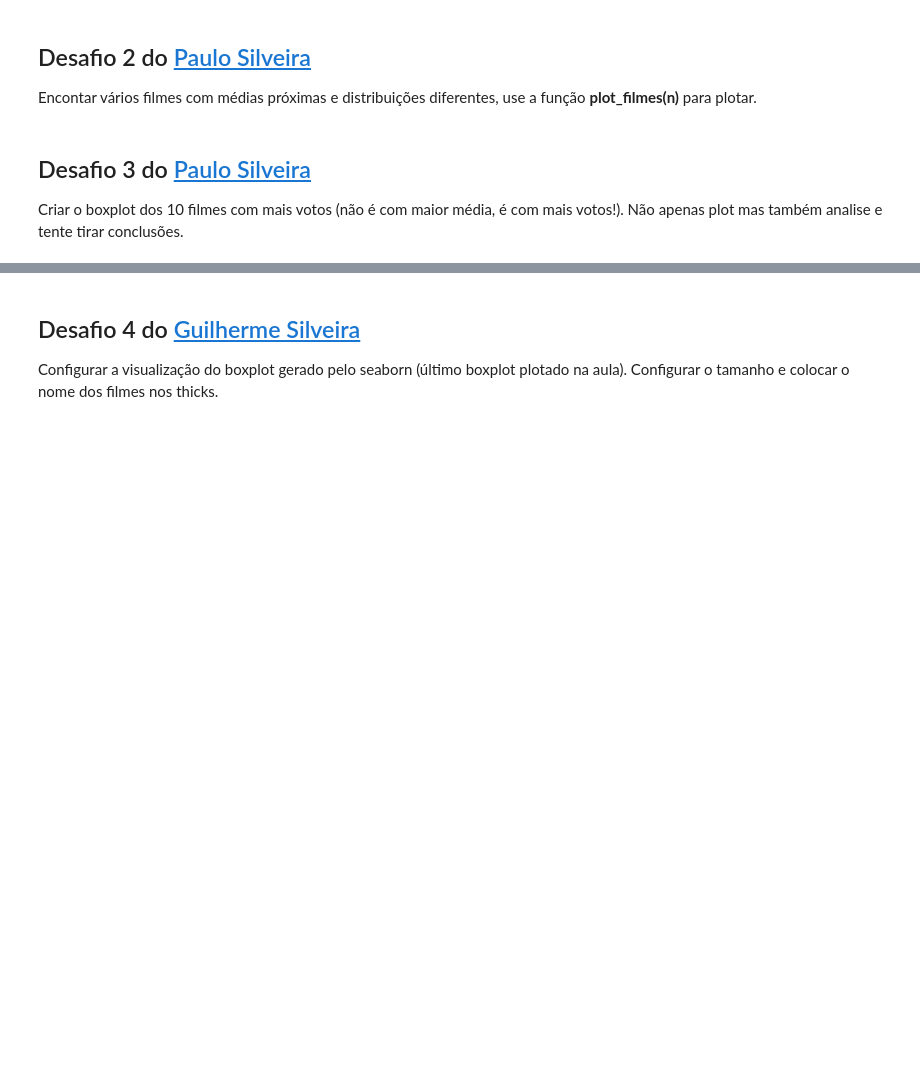
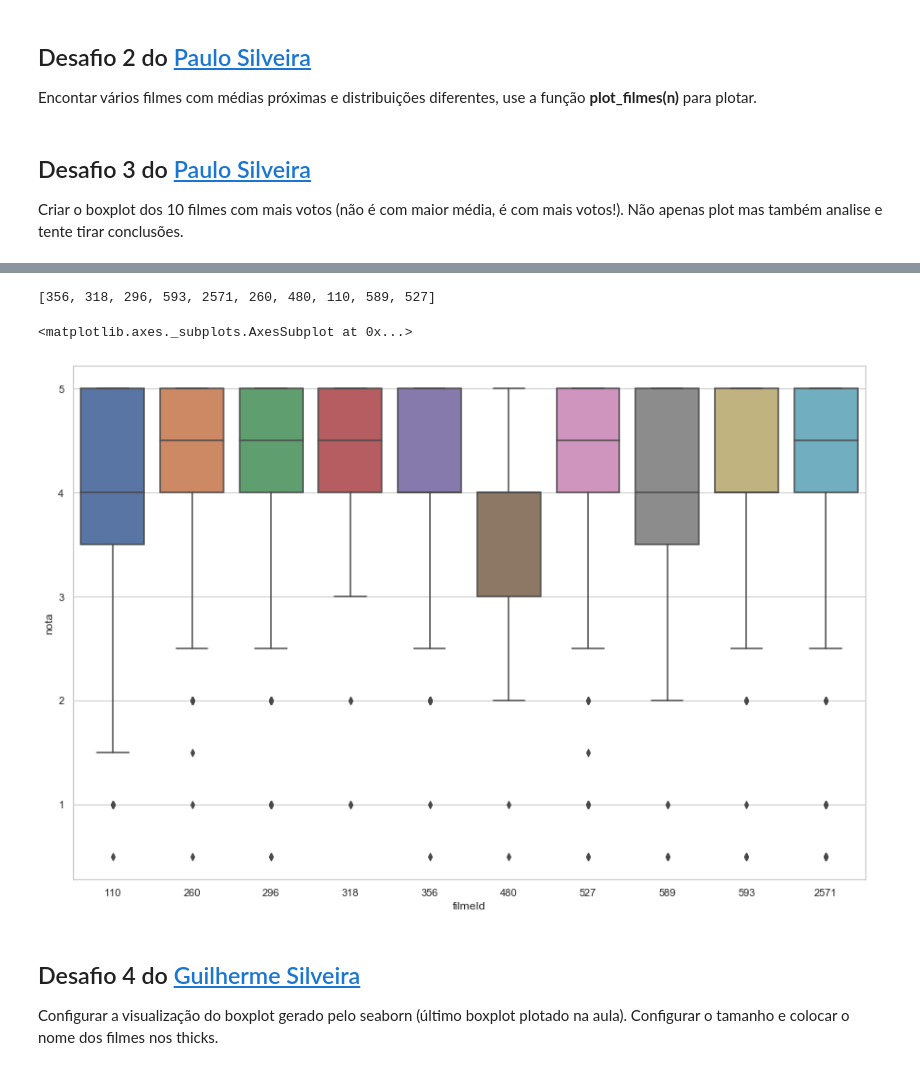
Before and after one commit to guilhermebap/Data-science-personal-study, a Jupyter notebook: QuarentenaDeDados/aula02.ipynb, the cells around one changed output, grey strips where cells are left out. Cells and saved outputs as stored; diff of their text form; code cells hidden in the pictures; blank space fills up the shorter version.

```diff
--- a/QuarentenaDeDados/aula02.ipynb
+++ b/QuarentenaDeDados/aula02.ipynb
@@ -92,3 +132,16 @@ Encontar vários filmes com médias próximas e distribuições diferentes, use
+# %%
+maisVotados = nVotos.head(10).index.to_list()
+maisVotados
+# %% [output]
+[356, 318, 296, 593, 2571, 260, 480, 110, 589, 527]
+# %%
+filmesMaisVotados = avaliacoes.query('filmeId in @maisVotados')
+# %%
+plt.figure(figsize=(15,10))
+sns.boxplot(x='filmeId' ,y='nota', data=filmesMaisVotados)
+# %% [output]
+<matplotlib.axes._subplots.AxesSubplot at 0x...>
+[figure, added]
 # %% [markdown]
 ## Desafio 4 do [Guilherme Silveira](https://twitter.com/guilhermecaelum)
 
```
Also changed, not shown: parts of 9 cells of this notebook.
